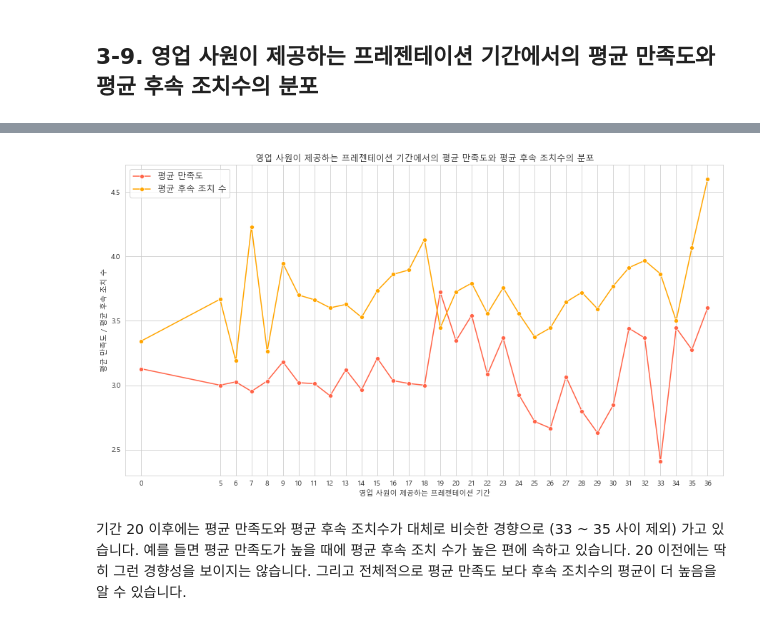
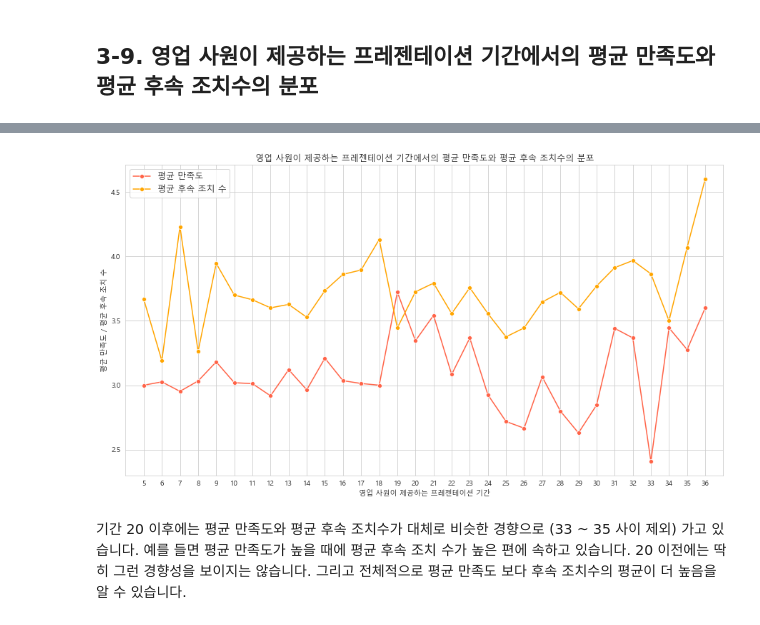
Before and after one commit to NohJeongKim/dacon-second-visualization, a Jupyter notebook: product.ipynb, the cells around one changed output, grey strips where cells are left out. Cells and saved outputs as stored; diff of their text form; code cells hidden in the pictures.

```diff
--- a/product.ipynb
+++ b/product.ipynb
@@ -236,3 +233,0 @@ df_copy["DurationOfPitch"].fillna(0, inplace=True)
-# %%
-df_copy["DurationOfPitch"]=df_copy["DurationOfPitch"].astype("int64")
-df_copy["DurationOfPitch"].unique()
@@ -275,0 +269,2 @@ Age는 고유 값이기 때문에 일단 놔두고 생각해보도록 하겠습
+# %%
+df_copy.dropna(subset=["DurationOfPitch"], axis=0, inplace=True)
@@ -490,0 +584,4 @@ fig.savefig("./images/영업 사원이 제시한 상품 별 여행 인원 수
+# %%
+sns.set_style("white") # 그래프 배경을 하얀색 그리드로 설정합니다.
+plt.rcParams["font.family"]='Malgun Gothic' # 맑은 고딕으로 폰트 설정합니다..
+plt.rcParams["axes.unicode_minus"]=False # 그래프 마이너스 표기합니다.
@@ -490,0 +624,4 @@ fig.savefig("./images/영업 사원이 제시한 상품 별 여행 인원 수
+# %%
+sns.set_style("whitegrid") # 그래프 배경을 하얀색 그리드로 설정합니다.
+plt.rcParams["font.family"]='Malgun Gothic' # 맑은 고딕으로 폰트 설정합니다..
+plt.rcParams["axes.unicode_minus"]=False # 그래프 마이너스 표기합니다.
@@ -702,17 +891,17 @@ df8
 # %%
 fig, ax=plt.subplots(figsize=(15,8))
 
 _=sns.lineplot(data=df8, x="durationofpitch", y="pitchsatisfactionscore", label="평균 만족도", marker="o", color="tomato")
 _=sns.lineplot(data=df8, x="durationofpitch", y="numberoffollowups", label="평균 후속 조치 수", marker="o", color="orange")
 _=plt.legend(fontsize=12)
 _=ax.set_xticks(list(df8["durationofpitch"].unique()))
-_=ax.set_xlim(-1,37)
+_=ax.set_xlim(4,37)
 _=plt.ylabel("평균 만족도 / 평균 후속 조치 수")
 _=plt.xlabel("영업 사원이 제공하는 프레젠테이션 기간")
 _=plt.title("영업 사원이 제공하는 프레젠테이션 기간에서의 평균 만족도와 평균 후속 조치수의 분포")
 plt.savefig("./images/영업 사원이 제공하는 프레젠테이션 기간에서의 평균 만족도와 평균 후속 조치수의 분포.png", dpi=200, facecolor="#E6E9EE")
 # %% [output]
-[figure, old version]
+[figure, new version]
 # %% [markdown]
 기간 20 이후에는 평균 만족도와 평균 후속 조치수가 대체로 비슷한 경향으로 (33 ~ 35 사이 제외) 가고 있습니다. 예를 들면 평균 만족도가 높을 때에 평균 후속 조치 수가 높은 편에 속하고 있습니다. 20 이전에는 딱히 그런 경향성을 보이지는 않습니다. 그리고 전체적으로 평균 만족도 보다 후속 조치수의 평균이 더 높음을 알 수 있습니다.
 # %% [markdown]
```
Also changed, not shown: parts of 61 cells of this notebook, 17 other files.
